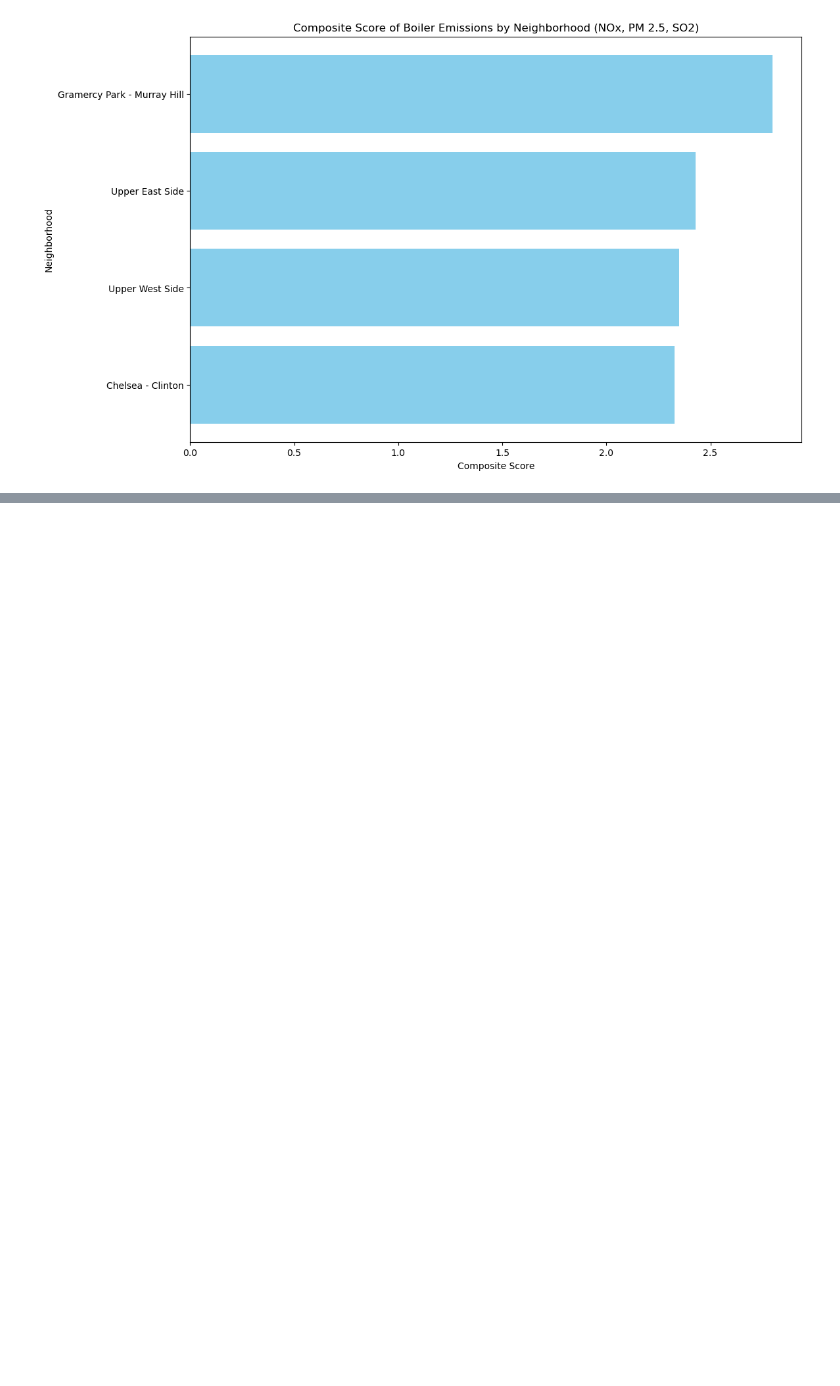
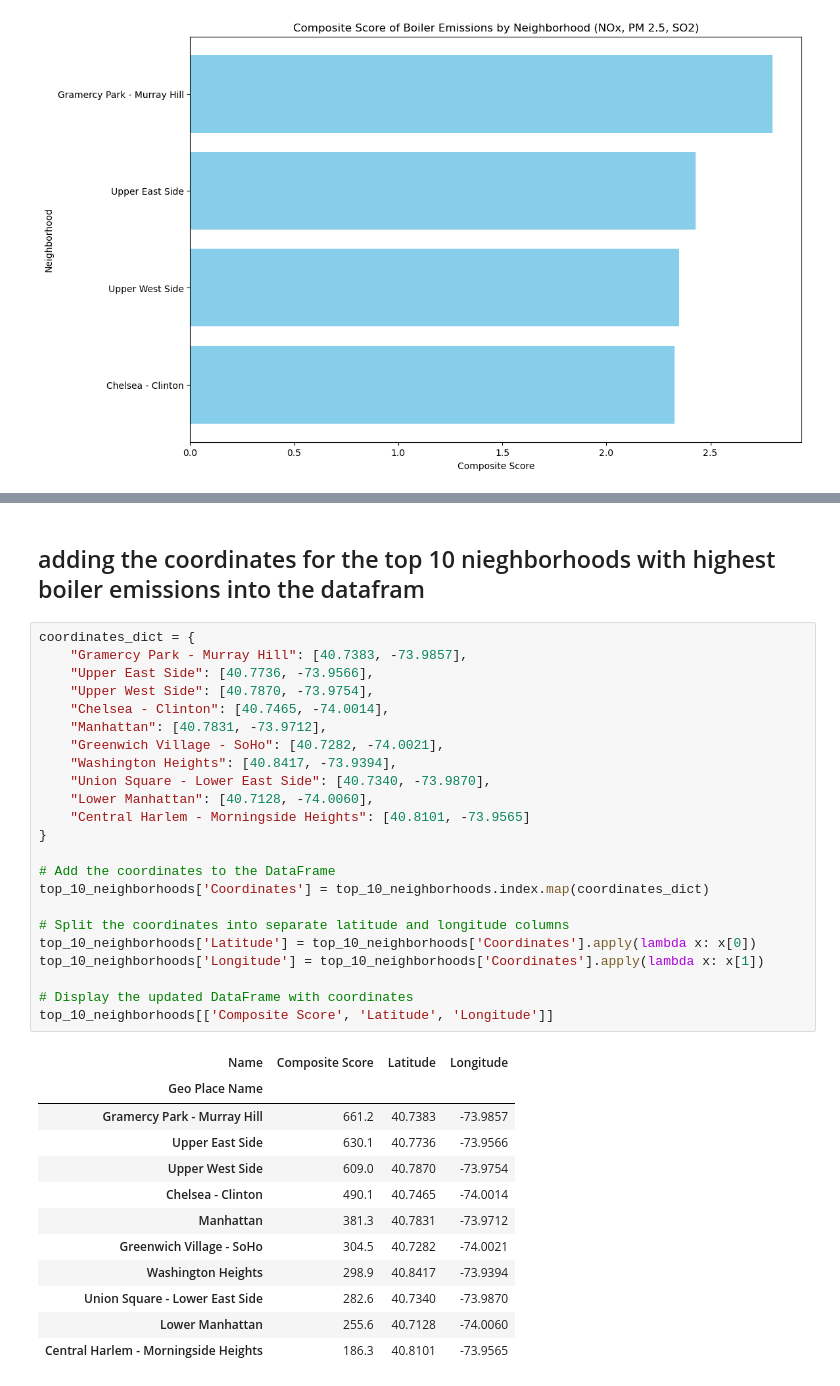
Before and after one commit to krishnamistry46/Project-4-Team-3, a Jupyter notebook: Analysis.ipynb, the cells around one changed output, grey strips where cells are left out. Saved outputs shown, nothing was run; the diff lists cells and outputs as text; blank space fills up the shorter version.

```diff
--- a/Analysis.ipynb
+++ b/Analysis.ipynb
@@ -360,0 +434,38 @@ plt.show()
+# %% [markdown]
+## adding the coordinates for the top 10 nieghborhoods with highest boiler emissions into the datafram
+# %%
+coordinates_dict = {
+    "Gramercy Park - Murray Hill": [40.7383, -73.9857],
+    "Upper East Side": [40.7736, -73.9566],
+    "Upper West Side": [40.7870, -73.9754],
+    "Chelsea - Clinton": [40.7465, -74.0014],
+    "Manhattan": [40.7831, -73.9712],
+    "Greenwich Village - SoHo": [40.7282, -74.0021],
+    "Washington Heights": [40.8417, -73.9394],
+    "Union Square - Lower East Side": [40.7340, -73.9870],
+    "Lower Manhattan": [40.7128, -74.0060],
+    "Central Harlem - Morningside Heights": [40.8101, -73.9565]
+}
+
+# Add the coordinates to the DataFrame
+top_10_neighborhoods['Coordinates'] = top_10_neighborhoods.index.map(coordinates_dict)
+
+# Split the coordinates into separate latitude and longitude columns
+top_10_neighborhoods['Latitude'] = top_10_neighborhoods['Coordinates'].apply(lambda x: x[0])
+top_10_neighborhoods['Longitude'] = top_10_neighborhoods['Coordinates'].apply(lambda x: x[1])
+
+# Display the updated DataFrame with coordinates
+top_10_neighborhoods[['Composite Score', 'Latitude', 'Longitude']]
+# %% [output]
+| Name | Composite Score | Latitude | Longitude |
+| Geo Place Name |  |  |  |
+| Gramercy Park - Murray Hill | 661.2 | 40.7383 | -73.9857 |
+| Upper East Side | 630.1 | 40.7736 | -73.9566 |
+| Upper West Side | 609.0 | 40.7870 | -73.9754 |
+| Chelsea - Clinton | 490.1 | 40.7465 | -74.0014 |
+| Manhattan | 381.3 | 40.7831 | -73.9712 |
+| Greenwich Village - SoHo | 304.5 | 40.7282 | -74.0021 |
+| Washington Heights | 298.9 | 40.8417 | -73.9394 |
+| Union Square - Lower East Side | 282.6 | 40.7340 | -73.9870 |
+| Lower Manhattan | 255.6 | 40.7128 | -74.0060 |
+| Central Harlem - Morningside Heights | 186.3 | 40.8101 | -73.9565 |
```
Also changed, not shown: parts of 7 cells of this notebook, 3 other files.
